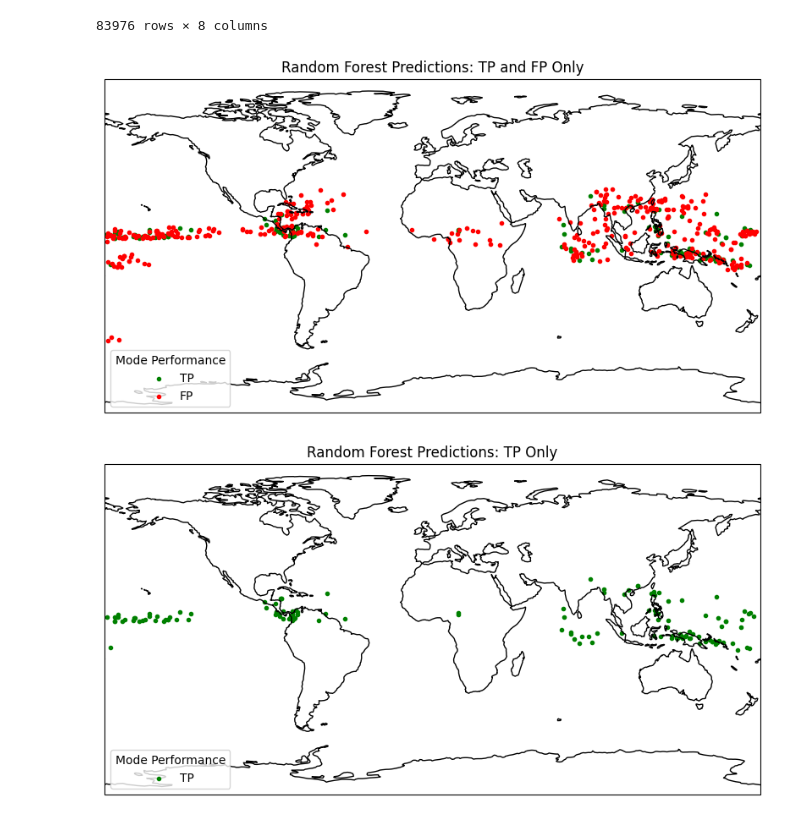
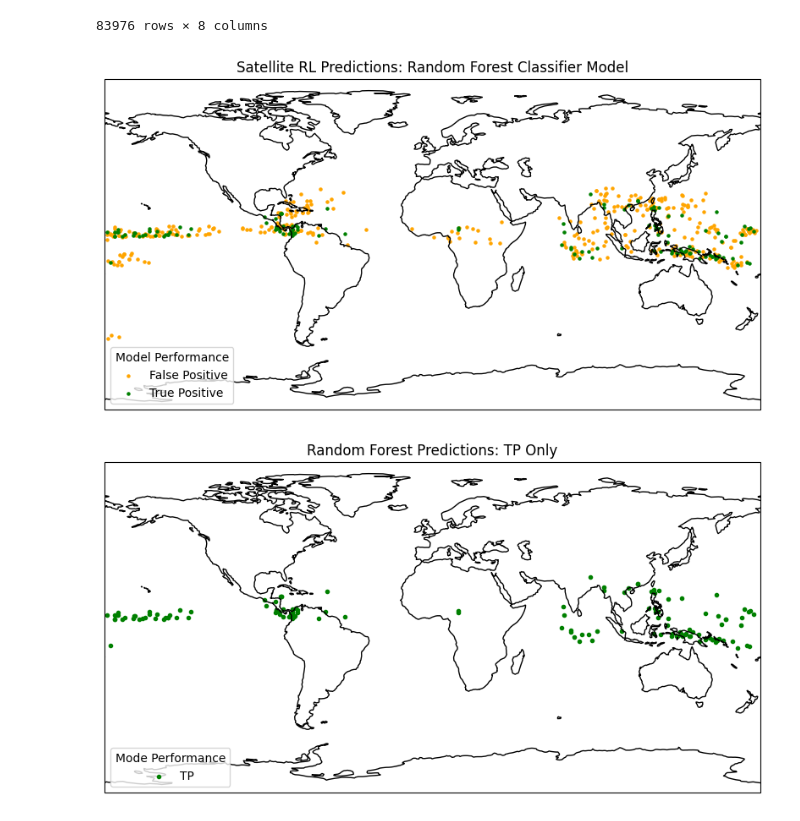
Before and after one commit to darthvader58/Code-Lab_RL_PriorityObs, a Jupyter notebook: RandomForestClassifier_FURI.ipynb, the cells around one changed output. Drawn from its saved outputs; the diff is of its cells as text; code cells hidden in the pictures.

Commit message:
visuals

```diff
--- a/RandomForestClassifier_FURI.ipynb
+++ b/RandomForestClassifier_FURI.ipynb
@@ -17,9 +17,9 @@ import numpy as np
 # %%
 #Reading the Data File
 
-file_path = 'clustered_data_4months.zip'
-data = gpd.read_file(file_path, layer =
-                     'clustered_data_4months')
+file_path = 'zip://clustered_data_4months.zip!clustered_data_4months (2).geojson'
+data = gpd.read_file(file_path, driver="GeoJSON")
+
 
 data.head(), data.columns
 
@@ -229,32 +245,36 @@ display(df)
 | 83975 | -6.754432 | 136.569036 | 9.726269 | 1 | 0 | 0 | TN | POINT (136.56904 -6.75443) |
 83976 rows × 8 columns
 # %%
-color_map = {
-    "TP": "green",
-    "FP": "red",
-}
-
-fig, ax = plt.subplots(figsize=(10, 6),
-                       subplot_kw={'projection': ccrs.PlateCarree()})
+fig, ax = plt.subplots(figsize=(10, 6), subplot_kw={'projection': ccrs.PlateCarree()})
 ax.coastlines()
 ax.set_global()
 
+fp_subset = df[df["confusion"] == "FP"]
+tp_subset = df[df["confusion"] == "TP"]
 
-for label, color in color_map.items():
-    subset = df[df["confusion"] == label]
-    subset.plot(
-        ax=ax,
-        marker='.',
-        color=color,
-        label=label,
-        transform=ccrs.PlateCarree()
-    )
+fp_subset.plot(
+    ax=ax,
+    marker='o',
+    color="orange",
+    label="False Positive",
+    transform=ccrs.PlateCarree(),
+    markersize=5
+)
 
-plt.legend(title="Mode Performance", loc="lower left")
-plt.title("Random Forest Predictions: TP and FP Only")
+tp_subset.plot(
+    ax=ax,
+    marker='o',
+    color="green",
+    label="True Positive",
+    transform=ccrs.PlateCarree(),
+    markersize=5
+)
+
+plt.legend(title="Model Performance", loc="lower left")
+plt.title("Satellite RL Predictions: Random Forest Classifier Model")
 plt.show()
 # %% [output]
-[figure, old version]
+[figure, new version]
 # %%
 fig, ax = plt.subplots(figsize=(10, 6),
                        subplot_kw={'projection': ccrs.PlateCarree()})
```
Also changed, not shown: parts of 2 cells of this notebook, 6 other files.
